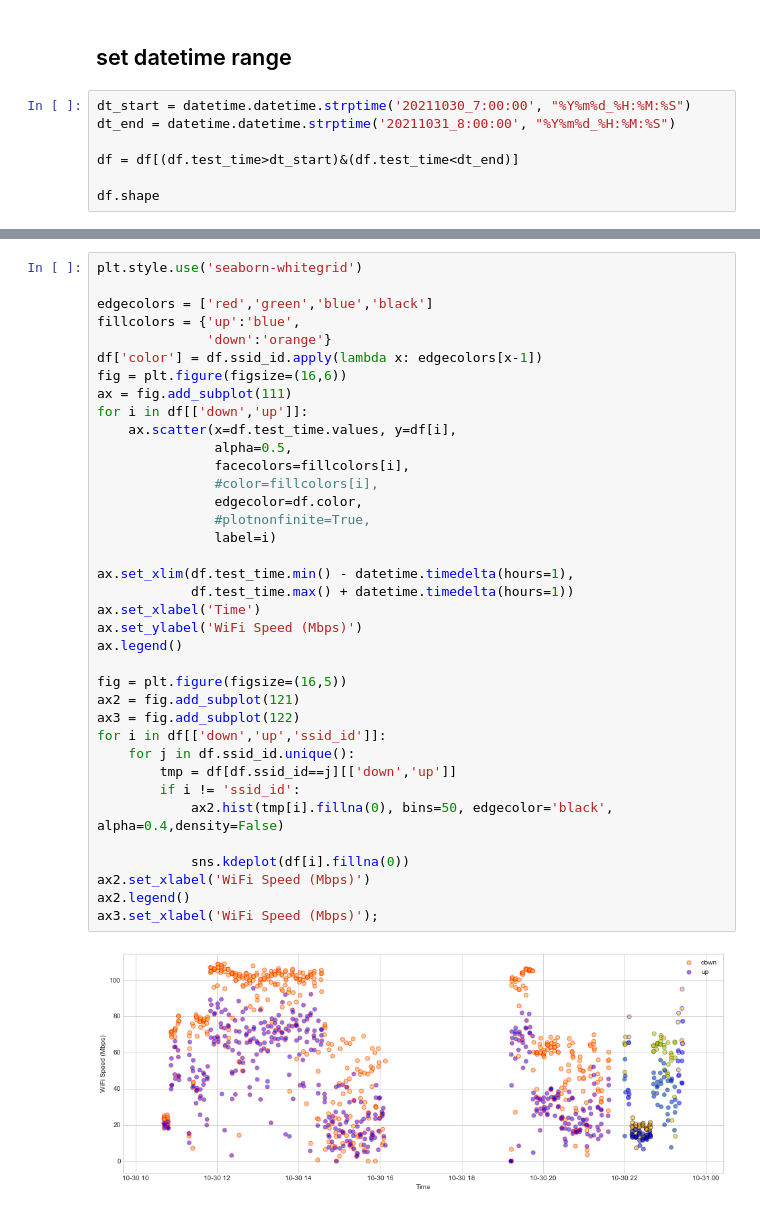
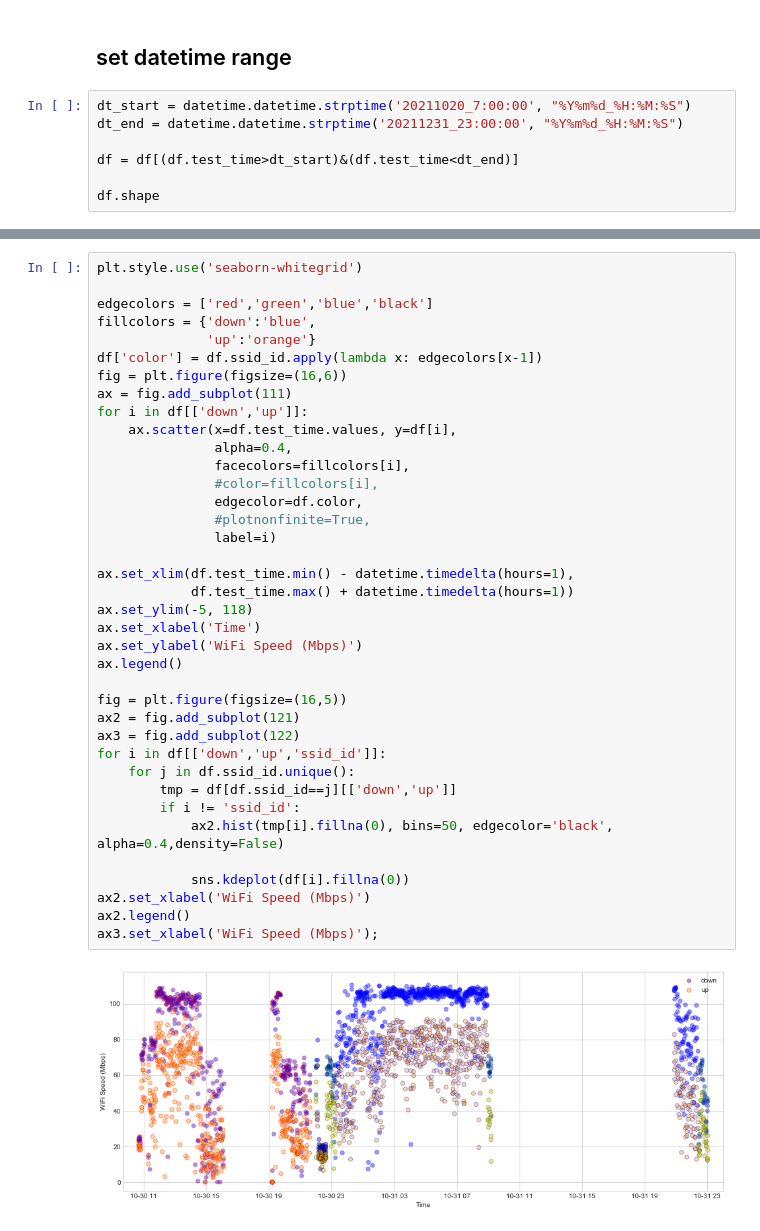
Before and after one commit to areichel90/network_analysis, a Jupyter notebook: Untitled.ipynb, the cells around one changed output, grey strips where cells are left out. Drawn from its saved outputs; the diff is of its cells as text.

Commit message:
added new plots by ssid and time

```diff
--- a/Untitled.ipynb
+++ b/Untitled.ipynb
@@ -22,8 +31,8 @@ df.shape
 # %% [markdown]
 ## set datetime range
 # %%
-dt_start = datetime.datetime.strptime('20211030_7:00:00', "%Y%m%d_%H:%M:%S")
-dt_end = datetime.datetime.strptime('20211031_8:00:00', "%Y%m%d_%H:%M:%S")
+dt_start = datetime.datetime.strptime('20211020_7:00:00', "%Y%m%d_%H:%M:%S")
+dt_end = datetime.datetime.strptime('20211231_23:00:00', "%Y%m%d_%H:%M:%S")
 
 df = df[(df.test_time>dt_start)&(df.test_time<dt_end)]
 
@@ -71,38 +80,39 @@ ax3.set_xlabel('WiFi Speed (Mbps)');
 plt.style.use('seaborn-whitegrid')
 
 edgecolors = ['red','green','blue','black']
-fillcolors = {'up':'blue',
-              'down':'orange'}
+fillcolors = {'down':'blue',
+              'up':'orange'}
 df['color'] = df.ssid_id.apply(lambda x: edgecolors[x-1])
 fig = plt.figure(figsize=(16,6))
 ax = fig.add_subplot(111)
 for i in df[['down','up']]:
     ax.scatter(x=df.test_time.values, y=df[i],
-               alpha=0.5,
+               alpha=0.4,
                facecolors=fillcolors[i],
                #color=fillcolors[i],
                edgecolor=df.color,
                #plotnonfinite=True,
                label=i)
 
 ax.set_xlim(df.test_time.min() - datetime.timedelta(hours=1),
             df.test_time.max() + datetime.timedelta(hours=1))
+ax.set_ylim(-5, 118)
 ax.set_xlabel('Time')
 ax.set_ylabel('WiFi Speed (Mbps)')
 ax.legend()
 
 fig = plt.figure(figsize=(16,5))
 ax2 = fig.add_subplot(121)
 ax3 = fig.add_subplot(122)
 for i in df[['down','up','ssid_id']]:
     for j in df.ssid_id.unique():
         tmp = df[df.ssid_id==j][['down','up']]
         if i != 'ssid_id':
             ax2.hist(tmp[i].fillna(0), bins=50, edgecolor='black', alpha=0.4,density=False)
 
             sns.kdeplot(df[i].fillna(0))
 ax2.set_xlabel('WiFi Speed (Mbps)')
 ax2.legend()
 ax3.set_xlabel('WiFi Speed (Mbps)');
 # %% [output]
-[figure, old version]
+[figure, new version]
```
Also changed, not shown: parts of 7 cells of this notebook.
